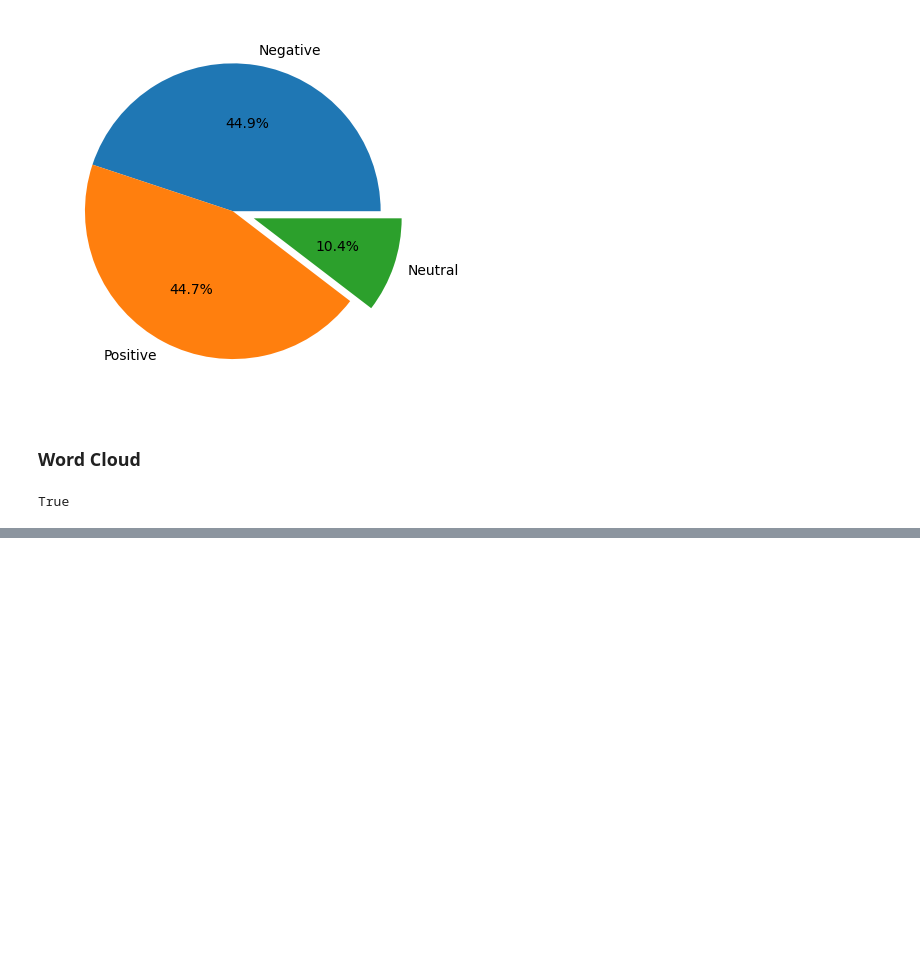
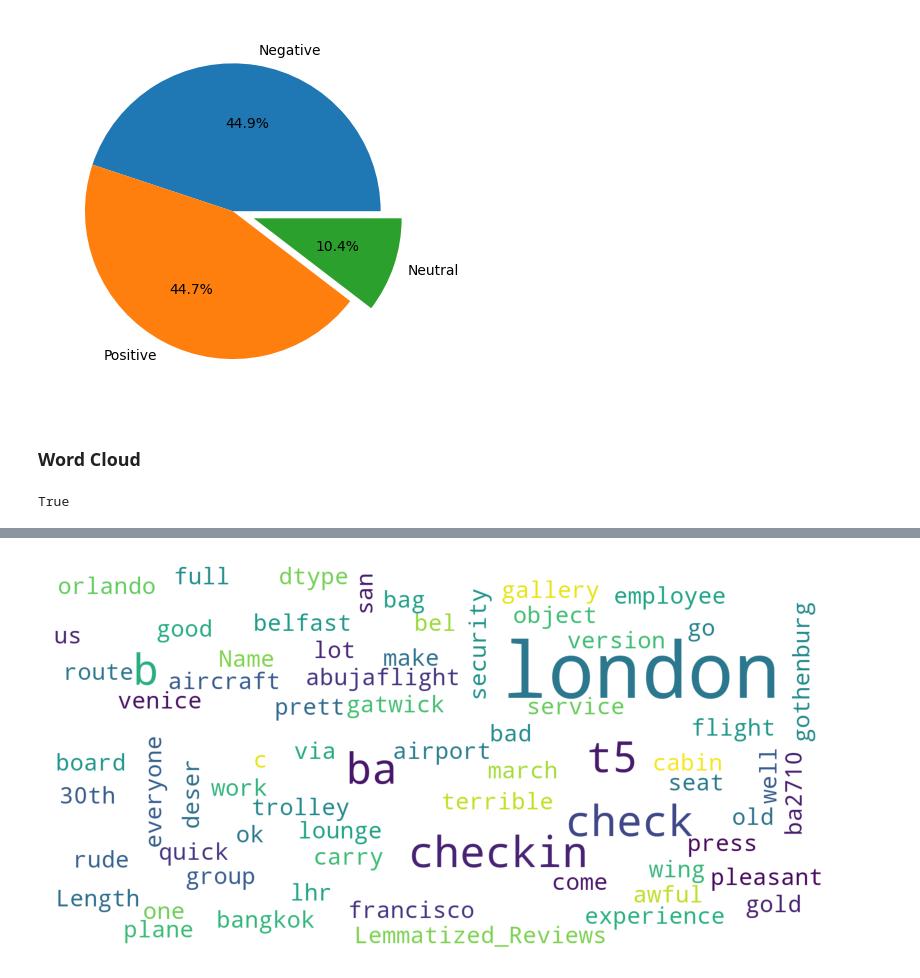
Before and after one commit to IshitaRajpal/British-Airways-Data-Science-Virtual-Internship-Project, a Jupyter notebook: python/task_1.ipynb, the cells around one changed output, grey strips where cells are left out. Drawn from its saved outputs; the diff is of its cells as text; code cells hidden in the pictures; blank space fills up the shorter version.

```diff
--- a/python/task_1.ipynb
+++ b/python/task_1.ipynb
@@ -494,0 +476,16 @@ visualize_wordcloud(df["Lemmatized_Reviews"])
+# %%
+from wordcloud import WordCloud
+
+def vizualize_wordcloud(data):
+    wordcloud = WordCloud(background_color="white", max_words=200, max_font_size=40, scale=4, relative_scaling=0.9, random_state=7)
+    wordcloud = wordcloud.generate(str(data))
+
+    fig = plt.figure(1, figsize=(10, 10))
+    plt.axis("off")
+
+    plt.imshow(wordcloud)
+    plt.show()
+
+vizualize_wordcloud(df["Lemmatized_Reviews"])
+# %% [output]
+[figure, added]
```
Also changed, not shown: parts of 4 cells of this notebook, 3 other files.
